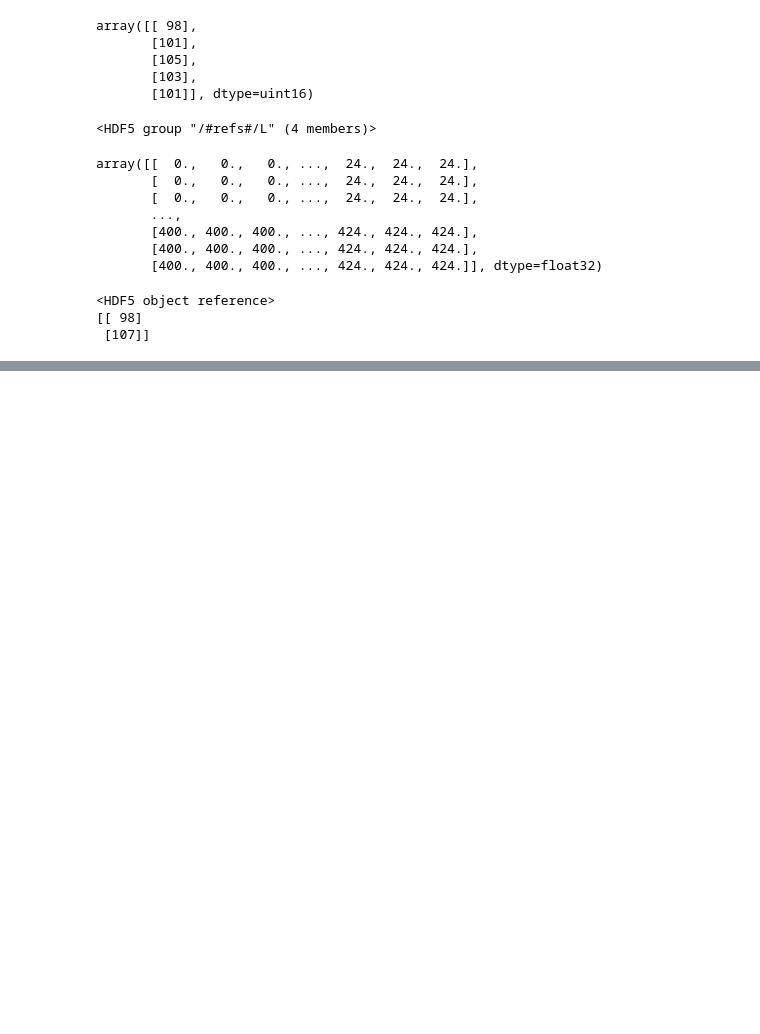
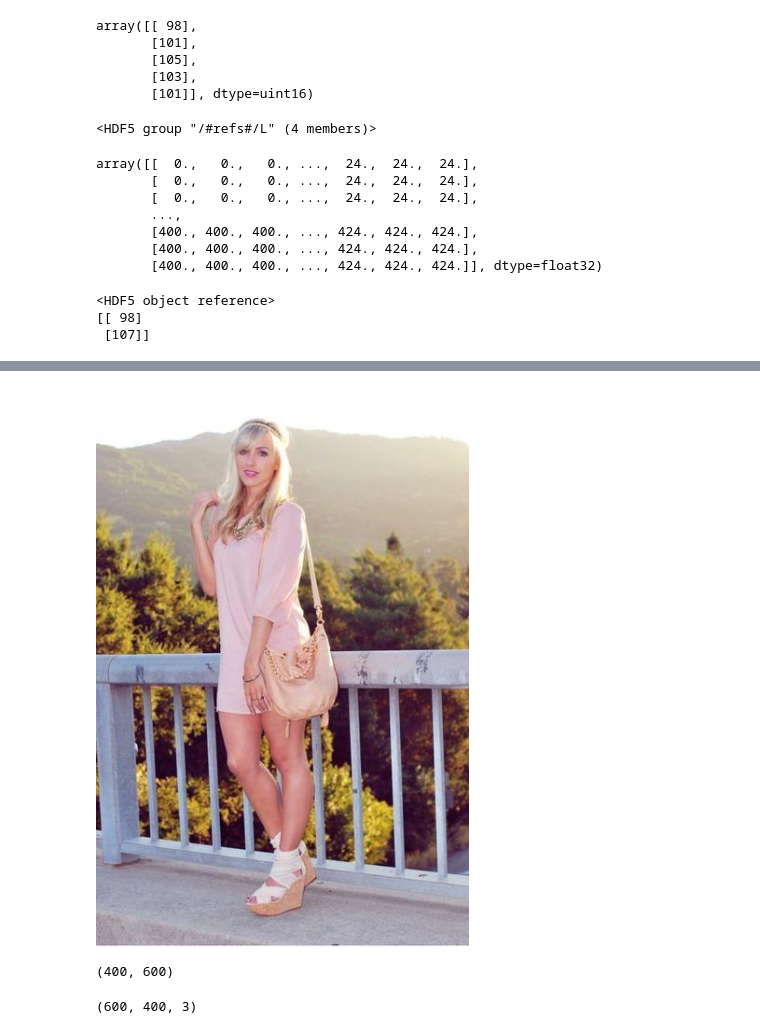
Before and after one commit to lisamnash/imaterialist_challenge_kaggle, a Jupyter notebook: notebooks/fashiondataset.ipynb, the cells around one changed output, grey strips where cells are left out. Saved outputs shown, nothing was run; the diff lists cells and outputs as text; code cells hidden in the pictures; blank space fills up the shorter version.

```diff
--- a/notebooks/fashiondataset.ipynb
+++ b/notebooks/fashiondataset.ipynb
@@ -90,0 +119,16 @@ plt.imshow(new_label_image)
+# %%
+# Let's do load the images and do a comparison
+from PIL import Image
+image_path = '/Users/lisa/sandbox/iMaterialist_Challenge/data/tmm_dataset_sharing/image/{}'.format(image_name)
+image = Image.open(image_path)
+image
+# %% [output]
+[figure, added]
+# %%
+np.shape(new_label_image) # given in width x height
+# %% [output]
+(400, 600)
+# %%
+np.shape(image)
+# %% [output]
+(600, 400, 3)
```
Also changed, not shown: parts of 12 cells of this notebook, 1 other file.
